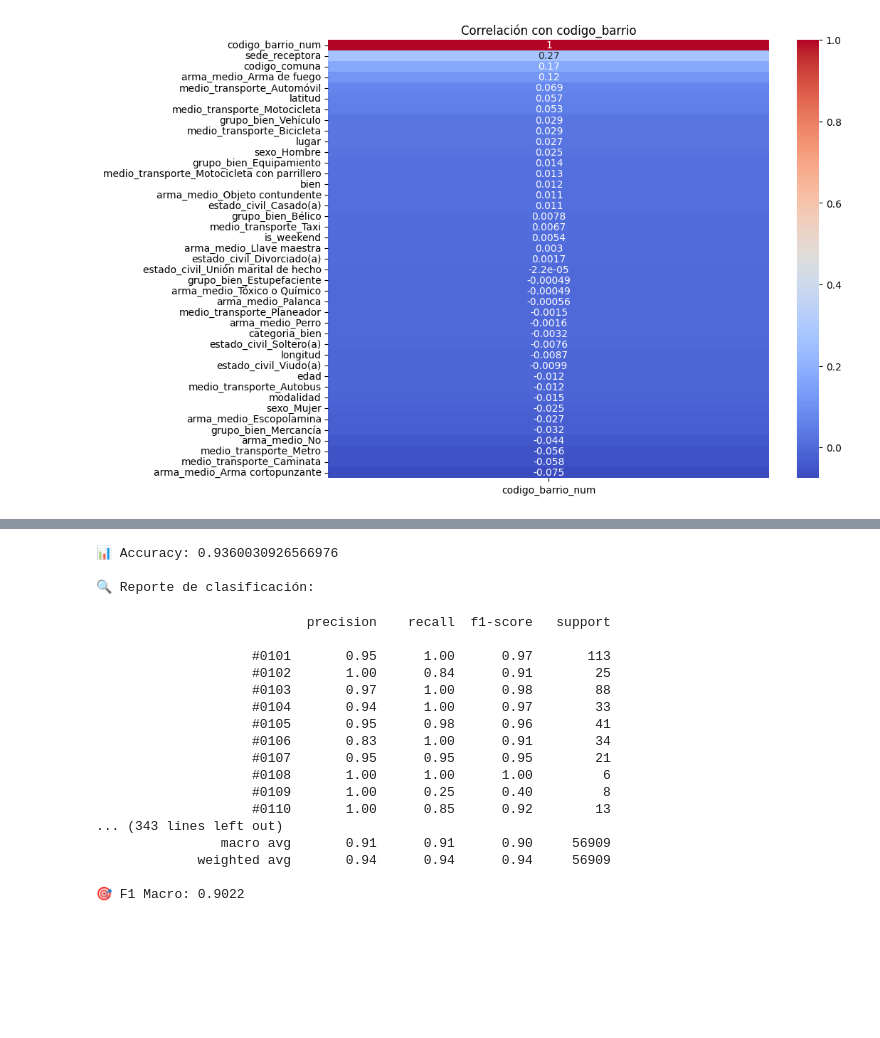
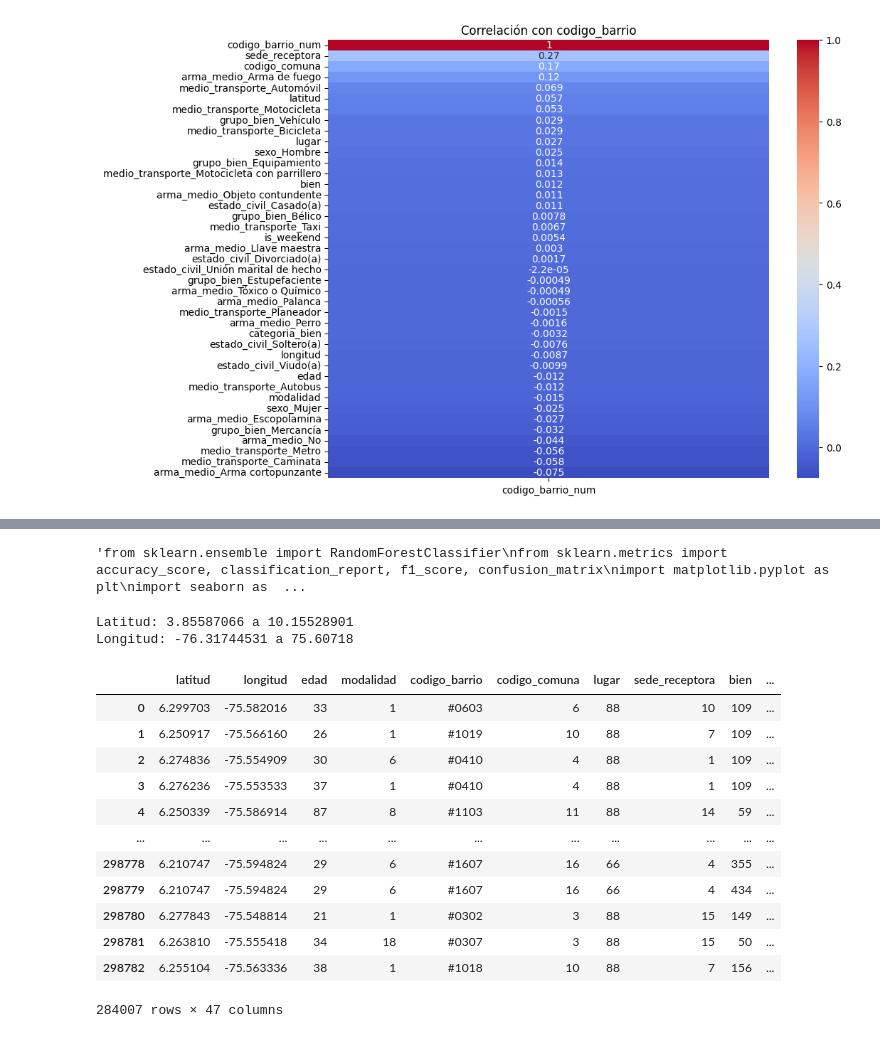
Before and after one commit to ElCabris/alerta-via, a Jupyter notebook: ml_service/analisis_inicial/EDA.ipynb, the cells around one changed output, grey strips where cells are left out. Saved outputs shown, nothing was run; the diff lists cells and outputs as text; code cells hidden in the pictures; blank space fills up the shorter version.

```diff
--- a/ml_service/analisis_inicial/EDA.ipynb
+++ b/ml_service/analisis_inicial/EDA.ipynb
@@ -602,5 +623,5 @@ print(f"✅ Datos divididos: {X_train.shape[0]} train, {X_test.shape[0]} test")
 # %%
-from sklearn.ensemble import RandomForestClassifier
+"""from sklearn.ensemble import RandomForestClassifier
 from sklearn.metrics import accuracy_score, classification_report, f1_score, confusion_matrix
 import matplotlib.pyplot as plt
 import seaborn as sns
@@ -624,25 +645,39 @@ print(classification_report(y_test, y_pred))
 
 # F1 Macro para ver el desempeño general
 f1_macro = f1_score(y_test, y_pred, average='macro')
-print(f"🎯 F1 Macro: {f1_macro:.4f}")
+print(f"🎯 F1 Macro: {f1_macro:.4f}")"""
 # %% [output]
-📊 Accuracy: 0.9360030926566976
-
-🔍 Reporte de clasificación:
+'from sklearn.ensemble import RandomForestClassifier\nfrom sklearn.metrics import accuracy_score, classification_report, f1_score, confusion_matrix\nimport matplotlib.pyplot as plt\nimport seaborn as  ...
-                           precision    recall  f1-score   support
-
-                    #0101       0.95      1.00      0.97       113
-                    #0102       1.00      0.84      0.91        25
-                    #0103       0.97      1.00      0.98        88
-                    #0104       0.94      1.00      0.97        33
-                    #0105       0.95      0.98      0.96        41
-                    #0106       0.83      1.00      0.91        34
-                    #0107       0.95      0.95      0.95        21
-                    #0108       1.00      1.00      1.00         6
-                    #0109       1.00      0.25      0.40         8
-                    #0110       1.00      0.85      0.92        13
-... (343 lines left out)
-                macro avg       0.91      0.91      0.90     56909
-             weighted avg       0.94      0.94      0.94     56909
-
-🎯 F1 Macro: 0.9022
+# %%
+# Encuentra los límites de tus datos
+lat_min = data['latitud'].min()
+lat_max = data['latitud'].max()
+lon_min = data['longitud'].min()  # Asumiendo que tienes esta columna
+lon_max = data['longitud'].max()
+
+print(f"Latitud: {lat_min} a {lat_max}")
+print(f"Longitud: {lon_min} a {lon_max}")
+# %% [output]
+Latitud: 3.85587066 a 10.15528901
+Longitud: -76.31744531 a 75.60718
+# %%
+data = data[
+    (data['latitud'] >= 6.15) & (data['latitud'] <= 6.38) &
+    (data['longitud'] >= -75.72) & (data['longitud'] <= -75.50)
+]
+# %%
+data
+# %% [output]
+|  | latitud | longitud | edad | modalidad | codigo_barrio | codigo_comuna | lugar | sede_receptora | bien | ... |
+| 0 | 6.299703 | -75.582016 | 33 | 1 | #0603 | 6 | 88 | 10 | 109 | ... |
+| 1 | 6.250917 | -75.566160 | 26 | 1 | #1019 | 10 | 88 | 7 | 109 | ... |
+| 2 | 6.274836 | -75.554909 | 30 | 6 | #0410 | 4 | 88 | 1 | 109 | ... |
+| 3 | 6.276236 | -75.553533 | 37 | 1 | #0410 | 4 | 88 | 1 | 109 | ... |
+| 4 | 6.250339 | -75.586914 | 87 | 8 | #1103 | 11 | 88 | 14 | 59 | ... |
+| ... | ... | ... | ... | ... | ... | ... | ... | ... | ... | ... |
+| 298778 | 6.210747 | -75.594824 | 29 | 6 | #1607 | 16 | 66 | 4 | 355 | ... |
+| 298779 | 6.210747 | -75.594824 | 29 | 6 | #1607 | 16 | 66 | 4 | 434 | ... |
+| 298780 | 6.277843 | -75.548814 | 21 | 1 | #0302 | 3 | 88 | 15 | 149 | ... |
+| 298781 | 6.263810 | -75.555418 | 34 | 18 | #0307 | 3 | 88 | 15 | 50 | ... |
+| 298782 | 6.255104 | -75.563336 | 38 | 1 | #1018 | 10 | 88 | 7 | 156 | ... |
+284007 rows × 47 columns
```
Also changed, not shown: parts of 5 cells of this notebook, 16 other files.
